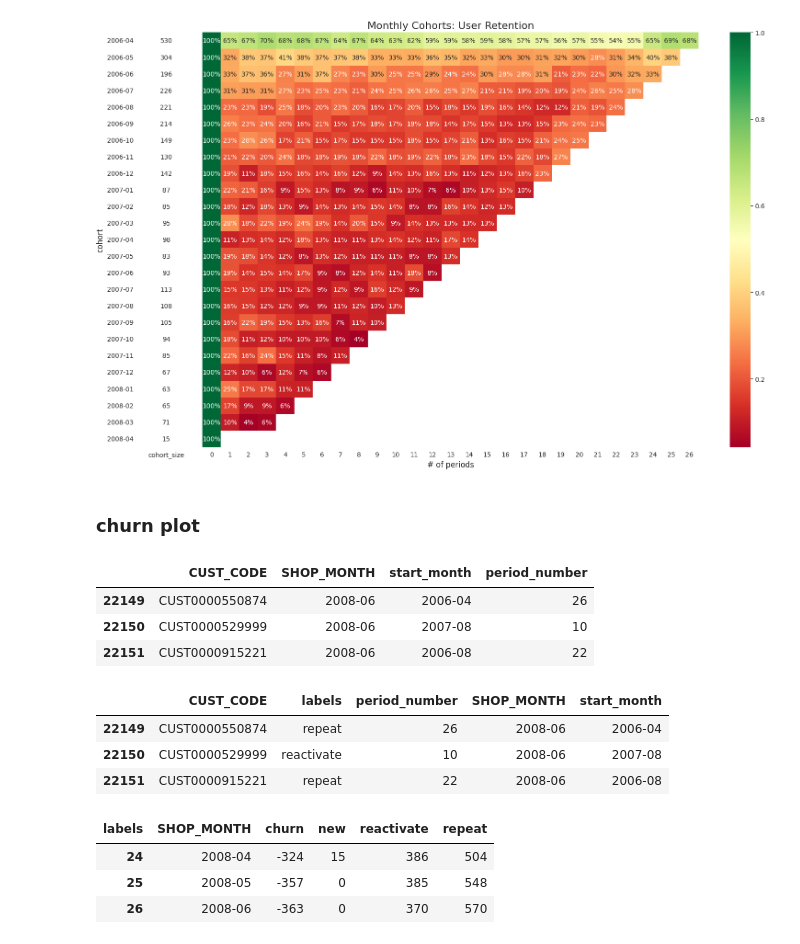
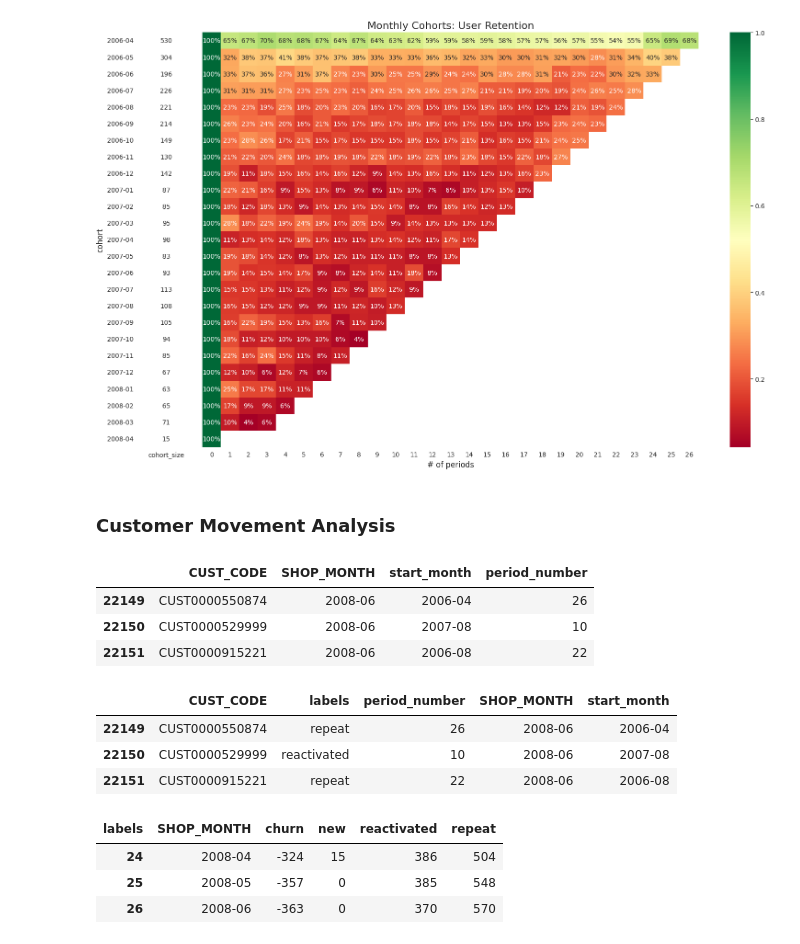
Before and after one commit to terjirapat/MADT8101-Customer-Analytics, a Jupyter notebook: Workshop 4 - Churn Scoring/main.ipynb, the cells around one changed output. Saved outputs shown, nothing was run; the diff lists cells and outputs as text; code cells hidden in the pictures.

```diff
--- a/Workshop 4 - Churn Scoring/main.ipynb
+++ b/Workshop 4 - Churn Scoring/main.ipynb
@@ -159,8 +162,8 @@ with sns.axes_style("white"):
     fig.tight_layout()
 # %% [output]
 [figure]
-# %% [markdown]
-### churn plot
+# %% [markdown]
+### Customer Movement Analysis
 # %%
 df_churn = df.copy()
 df_churn = df_churn[['CUST_CODE', 'SHOP_MONTH']].drop_duplicates().sort_values(by='SHOP_MONTH').reset_index(drop=True)
@@ -177,35 +180,35 @@ df_churn.tail(3)
 # set status labels
 
 df_churn['labels'] = df_churn.apply(lambda row: 'new' if row['SHOP_MONTH'] == row['start_month'] else '', axis=1)
 maxmonth = df_churn['SHOP_MONTH'].max()
 
 for cust_code in df_churn['CUST_CODE'].unique() :
     period = df_churn.loc[df_churn['CUST_CODE'] == cust_code, :]['period_number']
     n = 0
 
     for p in period:
         if n+1==p :
             df_churn.loc[(df_churn['CUST_CODE'] == cust_code) & (df_churn['period_number'] == p), ['labels']] = df_churn.loc[(df_churn['CUST_CODE'] == cust_code) & (df_churn['period_number'] == p), ['labels']].replace('','repeat')
             n+=1
 
         elif n+1 < p :
             last_order = df_churn.loc[(df_churn['CUST_CODE'] == cust_code) & (df_churn['period_number'] == n)]
             new_row = pd.DataFrame({'CUST_CODE': cust_code, 'labels': 'churn', 'period_number':n+1, 'SHOP_MONTH':last_order['SHOP_MONTH'].values[0]+1}, index=[0])
             df_churn = pd.concat([new_row,df_churn.loc[:]])
 
-            df_churn.loc[(df_churn['CUST_CODE'] == cust_code) & (df_churn['period_number'] == p), ['labels']] = df_churn.loc[(df_churn['CUST_CODE'] == cust_code) & (df_churn['period_number'] == p), ['labels']].replace('','reactivate')
+            df_churn.loc[(df_churn['CUST_CODE'] == cust_code) & (df_churn['period_number'] == p), ['labels']] = df_churn.loc[(df_churn['CUST_CODE'] == cust_code) & (df_churn['period_number'] == p), ['labels']].replace('','reactivated')
             n=p
 
     user_maxmonth = df_churn[df_churn['CUST_CODE'] == cust_code]['SHOP_MONTH'].max()
     if user_maxmonth != maxmonth:
         new_row = pd.DataFrame({'CUST_CODE': cust_code, 'labels': 'churn', 'period_number':p+1, 'SHOP_MONTH':user_maxmonth+1}, index=[0])
         df_churn = pd.concat([new_row,df_churn.loc[:]])
 
 df_churn.tail(3)
 # %% [output]
 |  | CUST_CODE | labels | period_number | SHOP_MONTH | start_month |
 | 22149 | CUST0000550874 | repeat | 26 | 2008-06 | 2006-04 |
-| 22150 | CUST0000529999 | reactivate | 10 | 2008-06 | 2007-08 |
+| 22150 | CUST0000529999 | reactivated | 10 | 2008-06 | 2007-08 |
 | 22151 | CUST0000915221 | repeat | 22 | 2008-06 | 2006-08 |
 # %%
 df_churn_plot = pd.pivot_table(data=df_churn, values='CUST_CODE', index='SHOP_MONTH', columns='labels', aggfunc='count', fill_value=0).reset_index()
@@ -214,7 +217,7 @@ df_churn_plot['SHOP_MONTH'] = df_churn_plot['SHOP_MONTH'].astype('str')
 
 df_churn_plot.tail(3)
 # %% [output]
-| labels | SHOP_MONTH | churn | new | reactivate | repeat |
+| labels | SHOP_MONTH | churn | new | reactivated | repeat |
 | 24 | 2008-04 | -324 | 15 | 386 | 504 |
 | 25 | 2008-05 | -357 | 0 | 385 | 548 |
 | 26 | 2008-06 | -363 | 0 | 370 | 570 |
```
Also changed, not shown: parts of 13 cells of this notebook, 1 other file.
